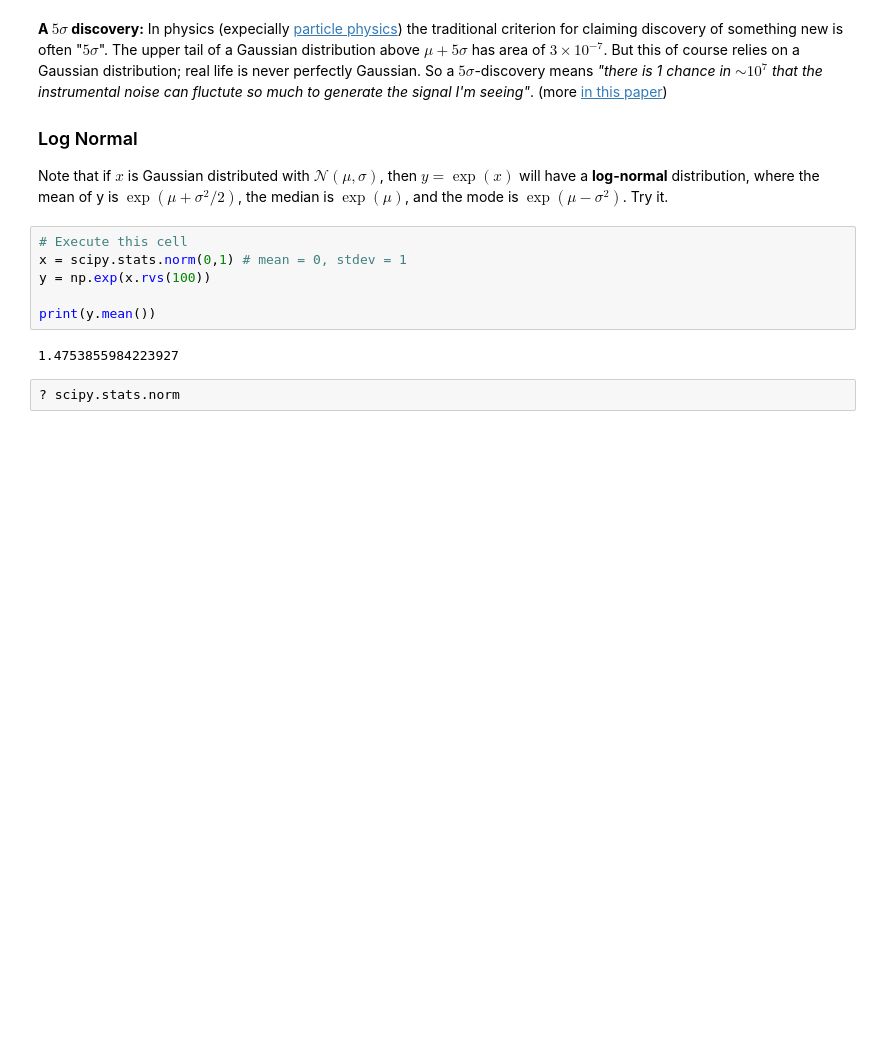
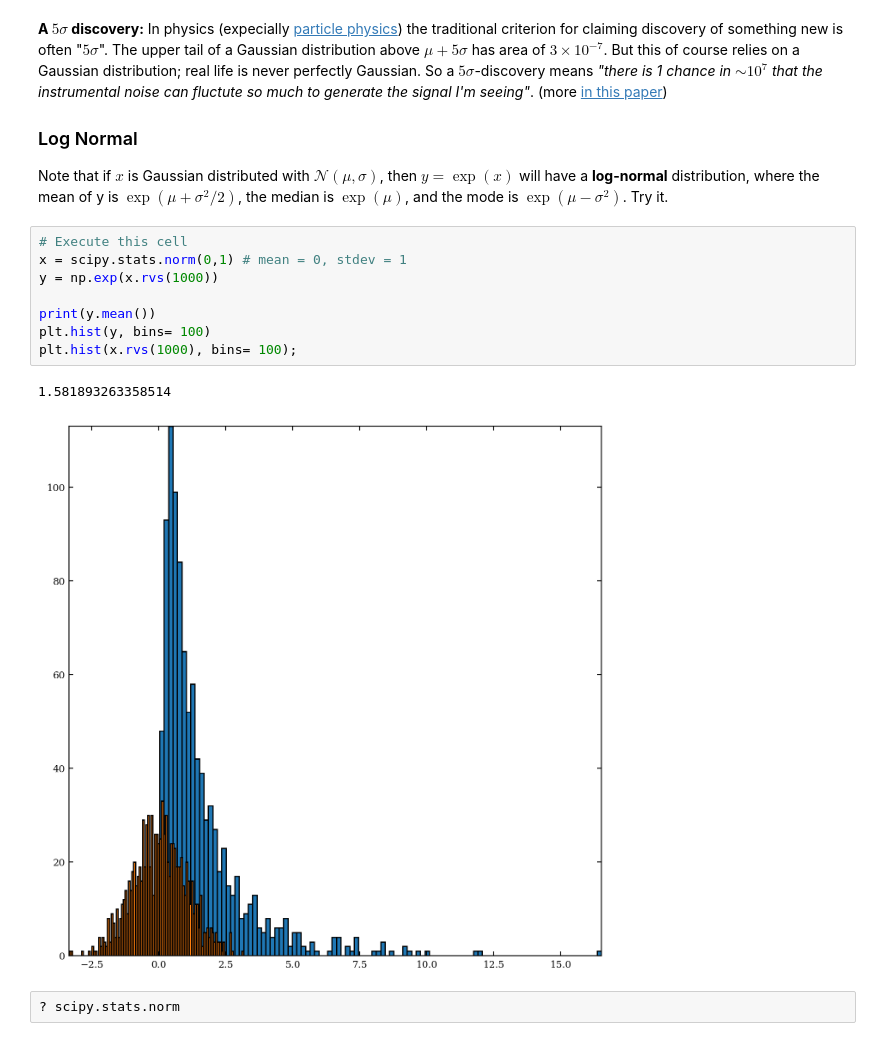
Before and after one commit to DemetryG16/astrostatistics_bicocca_2026, a Jupyter notebook: lectures/L03_probability.ipynb, the cells around one changed output. Saved outputs shown, nothing was run; the diff lists cells and outputs as text; blank space fills up the shorter version.

```diff
--- a/lectures/L03_probability.ipynb
+++ b/lectures/L03_probability.ipynb
@@ -790,11 +790,14 @@ Note that if $x$ is Gaussian distributed with $\mathscr{N}(\mu,\sigma)$, then $y
 # %%
 # Execute this cell
 x = scipy.stats.norm(0,1) # mean = 0, stdev = 1
-y = np.exp(x.rvs(100))
+y = np.exp(x.rvs(1000))
 
 print(y.mean())
+plt.hist(y, bins= 100)
+plt.hist(x.rvs(1000), bins= 100);
 # %% [output]
-1.4753855984223927
+1.581893263358514
+[figure, added]
 # %%
 ? scipy.stats.norm
 # %% [output]
```
Also changed, not shown: parts of 9 cells of this notebook, 17 other files.
